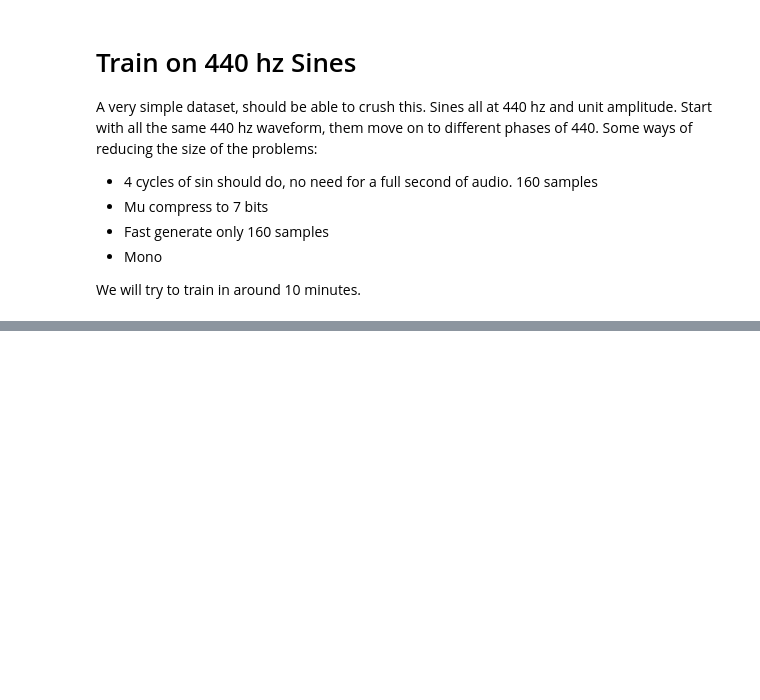
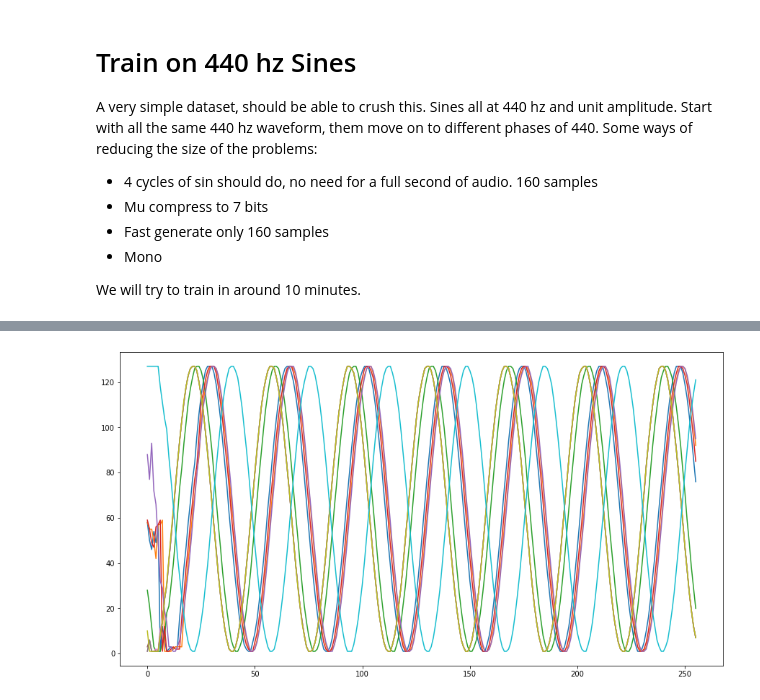
Before and after one commit to feldberlin/wavenet, a Jupyter notebook: nbs/train.sines.ipynb, the cells around one changed output, grey strips where cells are left out. Cells and saved outputs as stored; diff of their text form; code cells hidden in the pictures; blank space fills up the shorter version.

```diff
--- a/nbs/train.sines.ipynb
+++ b/nbs/train.sines.ipynb
@@ -105,0 +122,5 @@ for i in range(5):
+# %%
+utils.seed(p, use_deterministic_algorithms=False)
+generate(m, ds, utils.decode_nucleus(core_mass=0.4))
+# %% [output]
+[figure, added]
```
Also changed, not shown: parts of 17 cells of this notebook, 20 other files.
